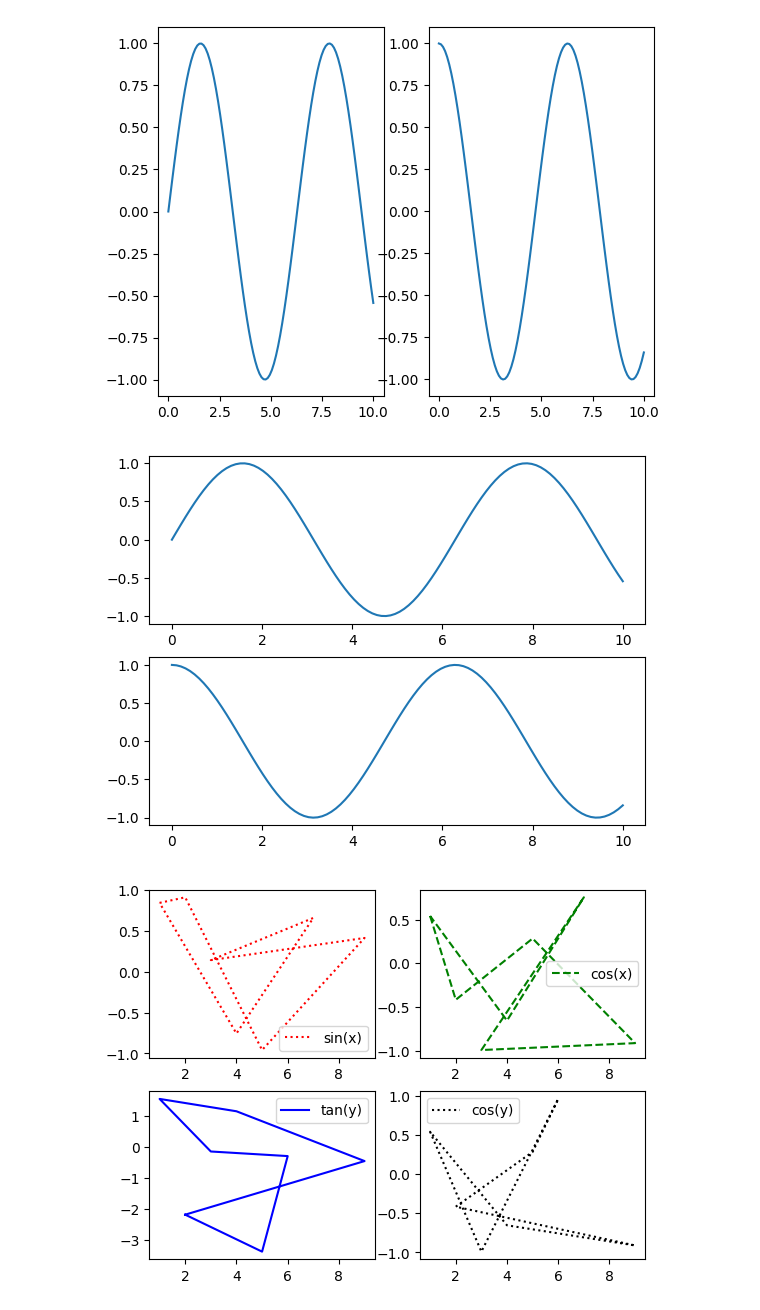
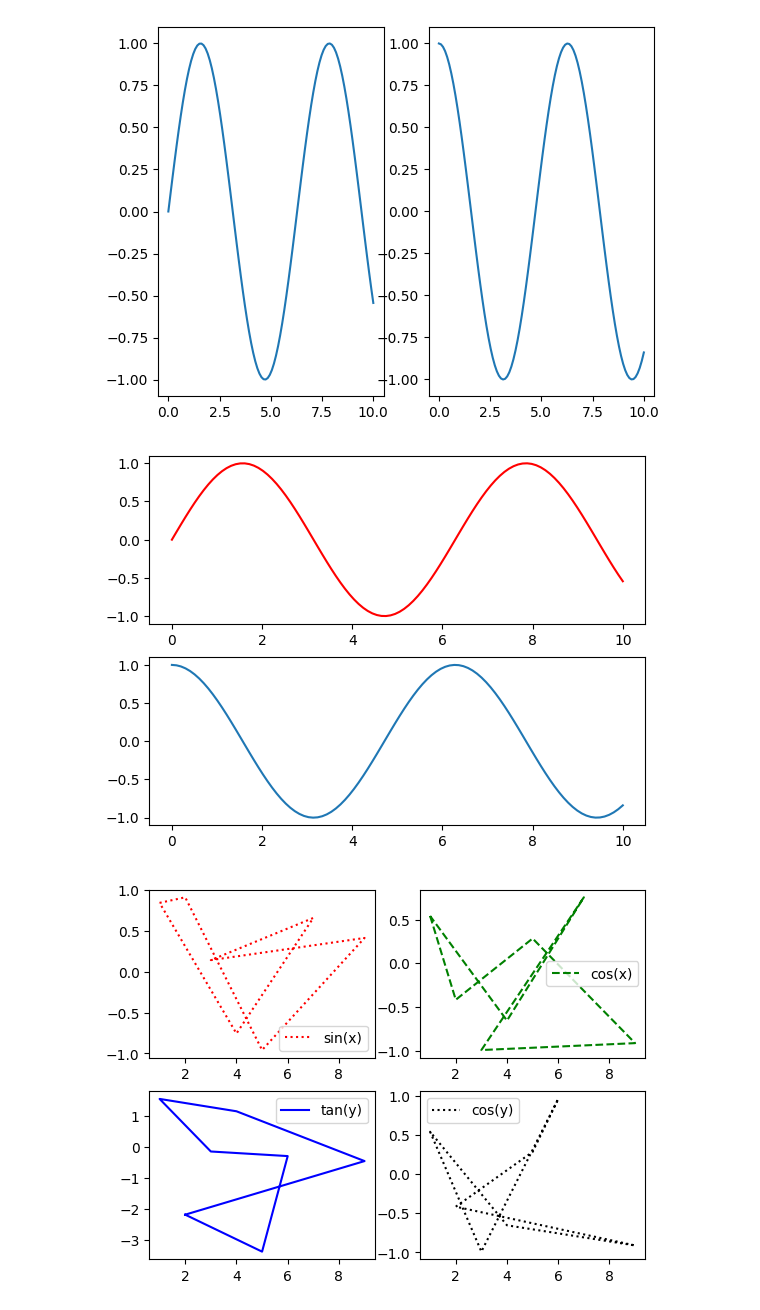
Before and after one commit to prA-G/DailyPythonNotes, a Jupyter notebook: 20_Matplotlib.ipynb, the cells around one changed output. Cells and saved outputs as stored; diff of their text form; code cells hidden in the pictures.

Commit message:
Multiple plotting on same plane

```diff
--- a/20_Matplotlib.ipynb
+++ b/20_Matplotlib.ipynb
@@ -383,14 +383,14 @@ plt.show()
 # %%
 plt.figure()
 plt.subplot(2, 1, 1)  # 2 rows, 1 column, take 1st row
-plt.plot(x, np.sin(x))
+plt.plot(x, np.sin(x), color = "red")
 
 plt.subplot(2, 1,2)
 plt.plot(x, np.cos(x))
 
 plt.show()
 # %% [output]
-[figure, old version]
+[figure, new version]
 # %%
 x = [1, 2, 5, 9, 3, 7, 4, 1]
 y = [2, 5, 6, 3, 1, 4, 9, 2]
```
Also changed, not shown: parts of 1 cell of this notebook.
